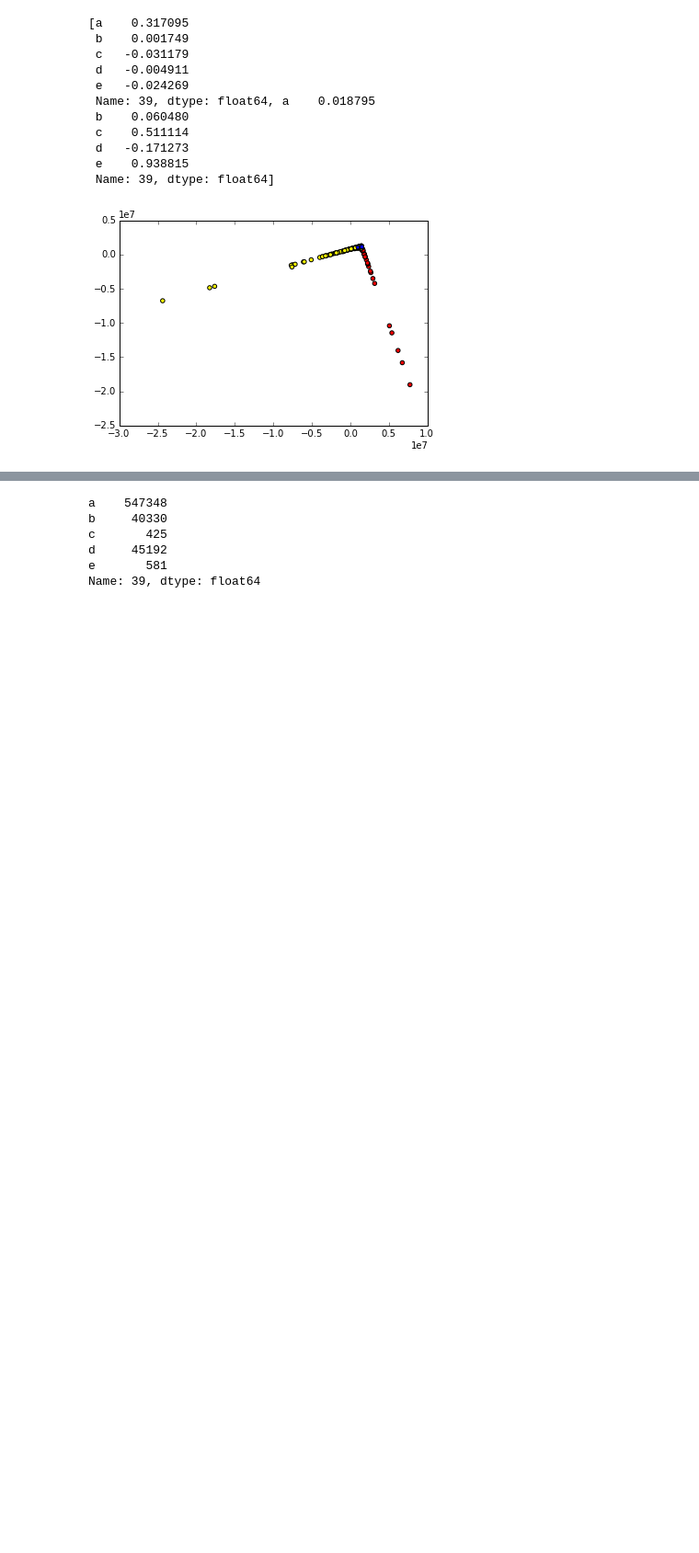
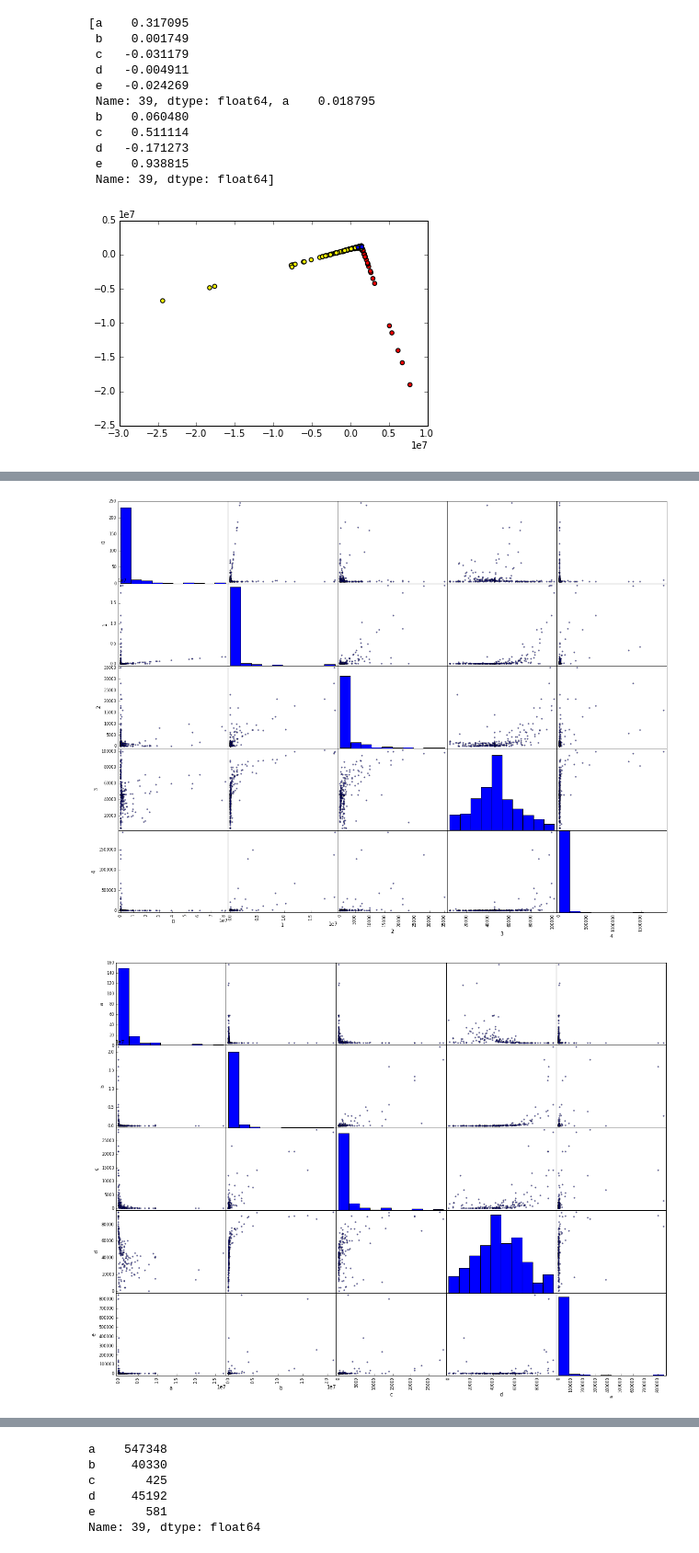
Before and after one commit to Alexander-Morgun/DataCompletion, a Jupyter notebook: Report.ipynb, the cells around one changed output, grey strips where cells are left out. Shown at 92% size. Cells and saved outputs as stored; diff of their text form; code cells hidden in the pictures; blank space fills up the shorter version.

```diff
--- a/Report.ipynb
+++ b/Report.ipynb
@@ -164,0 +282,8 @@ scatter(*(pca.transform(p).T), marker="p");
+# %%
+prediction = pd.DataFrame(f.predict(data.ix[missing_values > 0].values))
+scatter_matrix(prediction, figsize=(20, 15));
+show()
+scatter_matrix(data.ix[missing_values == 0], figsize=(20, 15));
+# %% [output]
+[figure, added]
+[figure, added]
```
Also changed, not shown: parts of 11 cells of this notebook.
